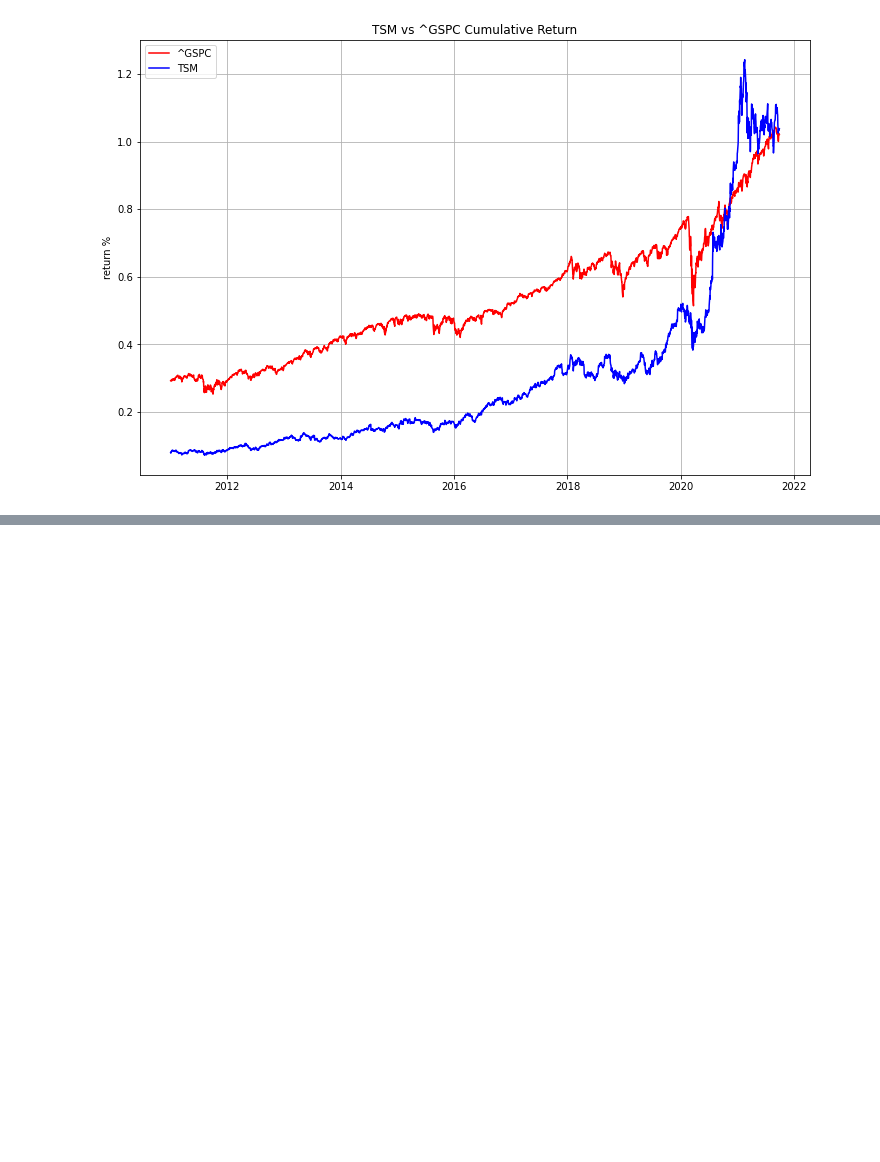
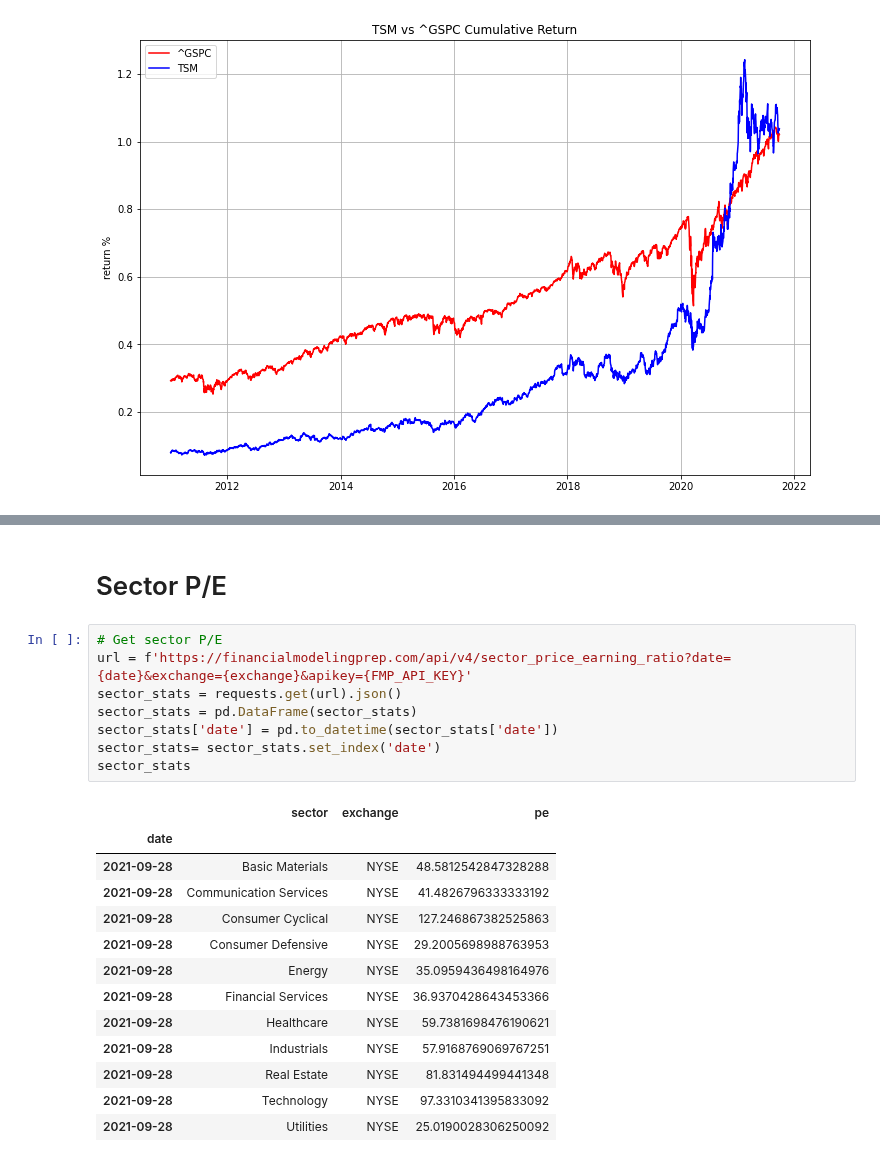
Before and after one commit to dbogatic/value_investing, a Jupyter notebook: company_overview.ipynb, the cells around one changed output, grey strips where cells are left out. Drawn from its saved outputs; the diff is of its cells as text; blank space fills up the shorter version.

```diff
--- a/company_overview.ipynb
+++ b/company_overview.ipynb
@@ -117,0 +138,24 @@ ax.legend(loc='upper left')
+# %% [markdown]
+# Sector P/E
+# %%
+# Get sector P/E
+url = f'https://financialmodelingprep.com/api/v4/sector_price_earning_ratio?date={date}&exchange={exchange}&apikey={FMP_API_KEY}'
+sector_stats = requests.get(url).json()
+sector_stats = pd.DataFrame(sector_stats)
+sector_stats['date'] = pd.to_datetime(sector_stats['date'])
+sector_stats= sector_stats.set_index('date')
+sector_stats
+# %% [output]
+|  | sector | exchange | pe |
+| date |  |  |  |
+| 2021-09-28 | Basic Materials | NYSE | 48.5812542847328288 |
+| 2021-09-28 | Communication Services | NYSE | 41.4826796333333192 |
+| 2021-09-28 | Consumer Cyclical | NYSE | 127.246867382525863 |
+| 2021-09-28 | Consumer Defensive | NYSE | 29.2005698988763953 |
+| 2021-09-28 | Energy | NYSE | 35.0959436498164976 |
+| 2021-09-28 | Financial Services | NYSE | 36.9370428643453366 |
+| 2021-09-28 | Healthcare | NYSE | 59.7381698476190621 |
+| 2021-09-28 | Industrials | NYSE | 57.9168769069767251 |
+| 2021-09-28 | Real Estate | NYSE | 81.831494499441348 |
+| 2021-09-28 | Technology | NYSE | 97.3310341395833092 |
+| 2021-09-28 | Utilities | NYSE | 25.0190028306250092 |
```
Also changed, not shown: parts of 10 cells of this notebook, 2 other files.
